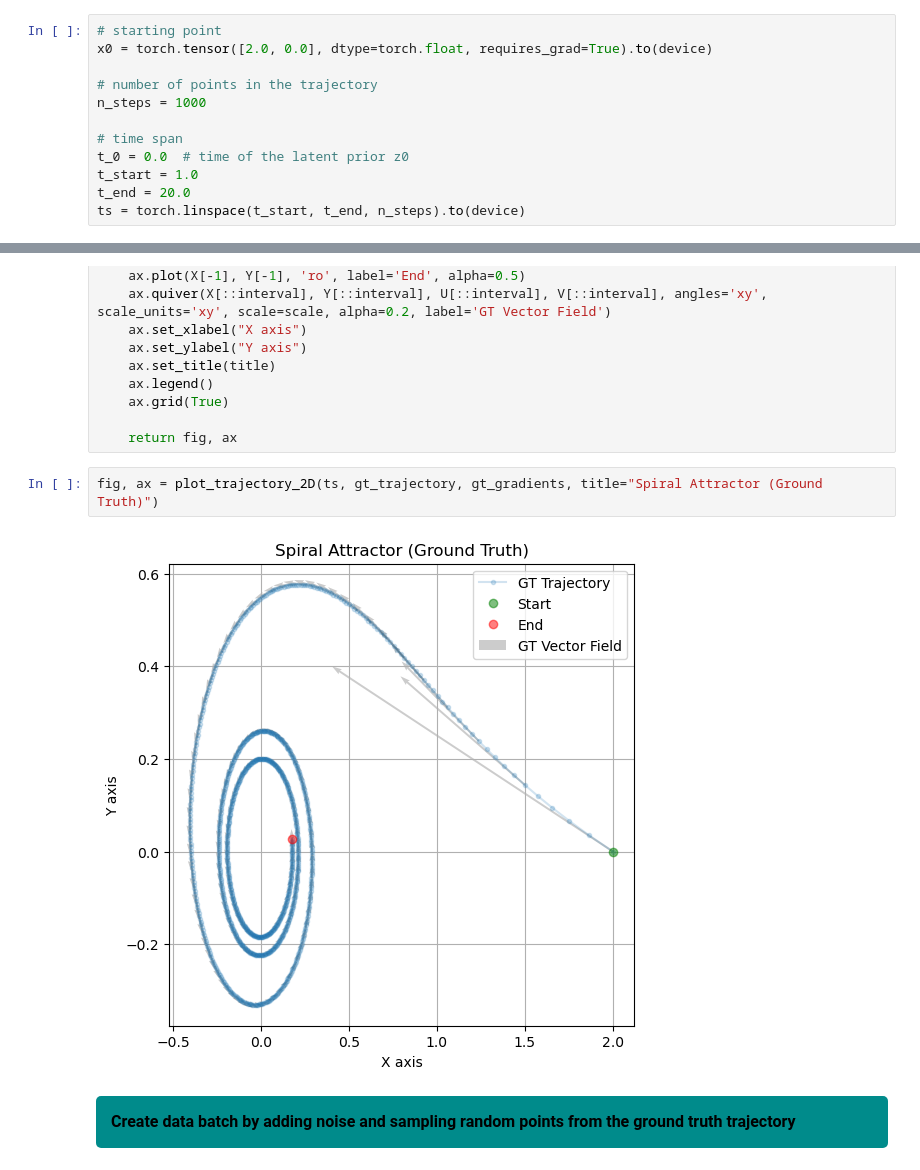
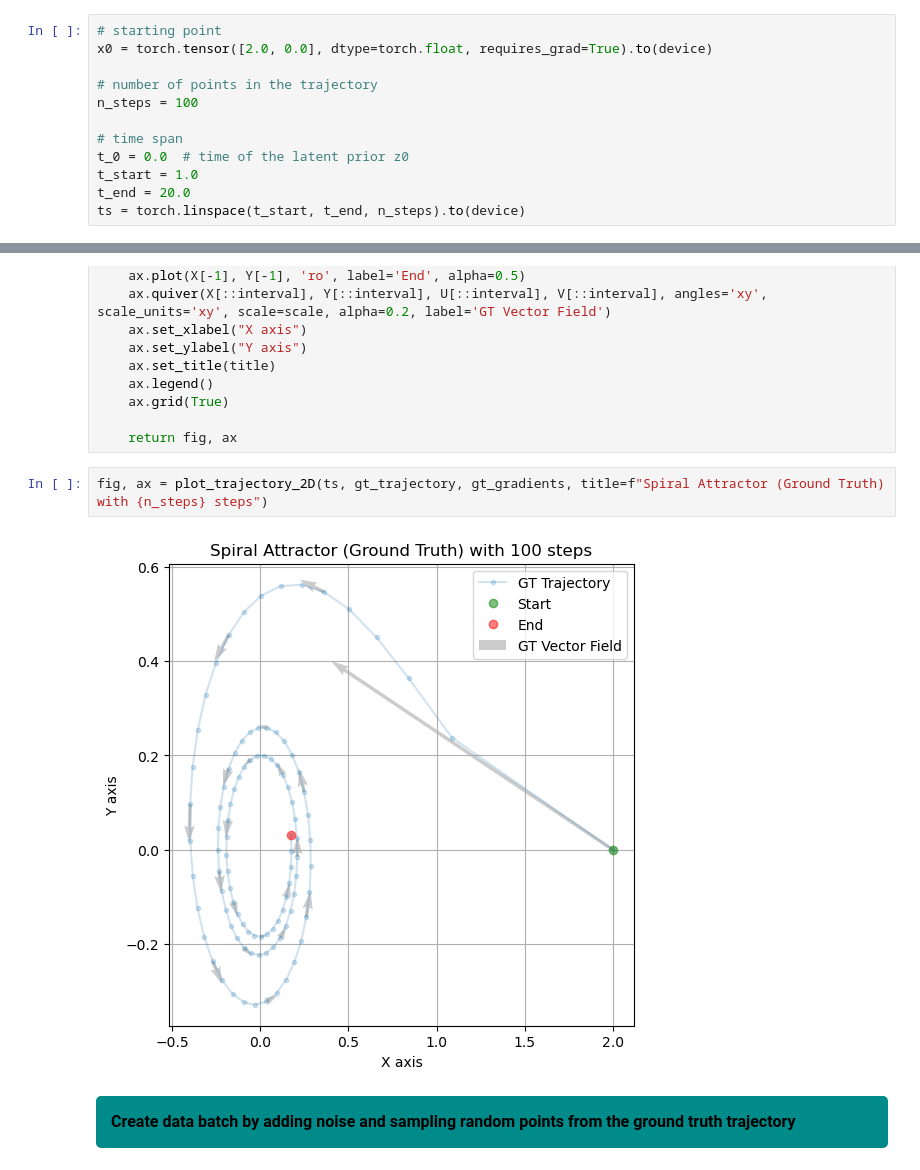
Before and after one commit to BenjaminDeporte/MVA_Stage, a Jupyter notebook: Latent_ODE_Model_01.ipynb, the cells around one changed output, grey strips where cells are left out. Drawn from its saved outputs; the diff is of its cells as text.

```diff
--- a/Latent_ODE_Model_01.ipynb
+++ b/Latent_ODE_Model_01.ipynb
@@ -90,7 +89,7 @@ Trajectory parameters
 x0 = torch.tensor([2.0, 0.0], dtype=torch.float, requires_grad=True).to(device)
 
 # number of points in the trajectory
-n_steps = 1000
+n_steps = 100
 
 # time span
 t_0 = 0.0  # time of the latent prior z0
@@ -153,9 +152,9 @@ def plot_trajectory_2D(ts, trajectory, gradients, sampled_ts=None, sampled_traje
 
     return fig, ax
 # %%
-fig, ax = plot_trajectory_2D(ts, gt_trajectory, gt_gradients, title="Spiral Attractor (Ground Truth)")
+fig, ax = plot_trajectory_2D(ts, gt_trajectory, gt_gradients, title=f"Spiral Attractor (Ground Truth) with {n_steps} steps")
 # %% [output]
-[figure, old version]
+[figure, new version]
 # %% [markdown]
 <div style="background-color: #008B8B; padding: 15px; border-radius: 5px; font-size: 16px; color: black; font-weight: bold;">
 Create data batch by adding noise and sampling random points from the ground truth trajectory
```
Also changed, not shown: parts of 21 cells of this notebook.
